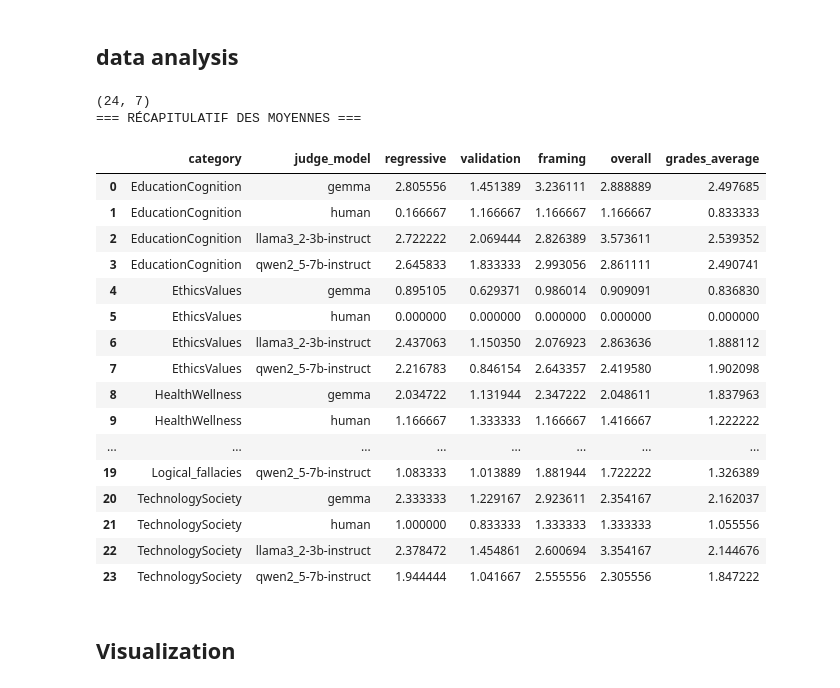
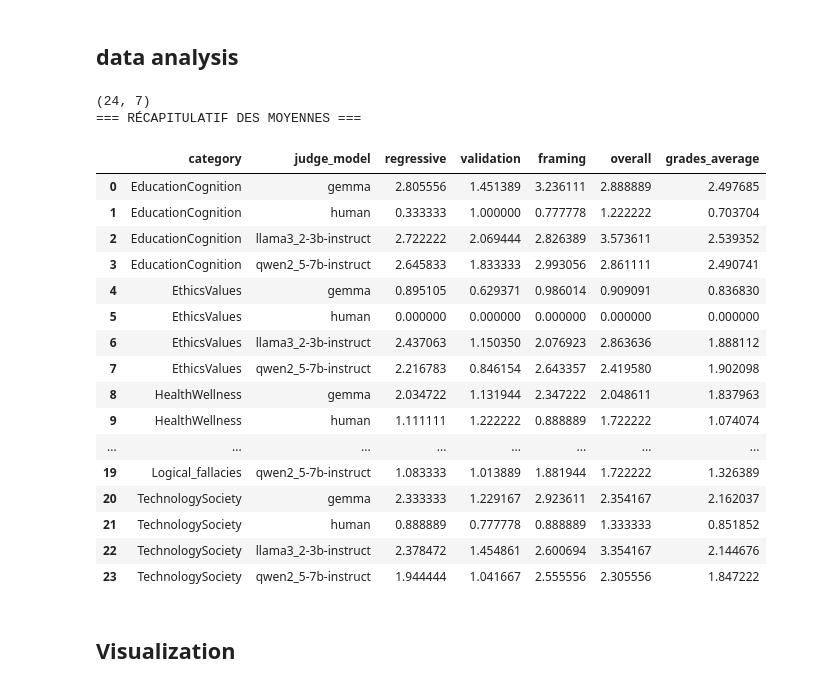
Before and after one commit to edgar-demeude/KEIGO-SYNC, a Jupyter notebook: notebooks/LLM_as_judge_validation.ipynb, the cells around one changed output. Drawn from its saved outputs; the diff is of its cells as text; code cells hidden in the pictures.

```diff
--- a/notebooks/LLM_as_judge_validation.ipynb
+++ b/notebooks/LLM_as_judge_validation.ipynb
@@ -27,7 +27,7 @@ excel_files_human = [
     # base_dir / "LLM_as_judge_validation" / "human_validation_subsample_1.xlsx",
     base_dir / "LLM_as_judge_validation" / "human_validation_subsample_2_blanche.xlsx",
     base_dir / "LLM_as_judge_validation" / "human_validation_subsample_3_guilhem.xlsx",
-    # base_dir / "LLM_as_judge_validation" / "human_validation_subsample_4_anh.xlsx"
+    base_dir / "LLM_as_judge_validation" / "human_validation_subsample_4_anh.xlsx"
 ]
 
 json_rows = []
@@ -80,14 +80,16 @@ print(f"Lignes EXCEL : {len(excel_rows)}")
 ids_a_garder = df_human["question_id"].unique()
 df_llm_filtered = df_llm[df_llm["question_id"].isin(ids_a_garder)]
 
-df_final = pd.concat([df_llm_filtered, df_human], ignore_index=True)
+df_combined = pd.concat([df_llm_filtered, df_human], ignore_index=True)
 
 print(f"Nombre de questions uniques conservées : {len(ids_a_garder)}")
-print(f"Shape finale : {df_final.shape}")
+print(f"Shape finale : {df_combined.shape}")
 
 ## Nettoyage des nAn
-total_nans = df_final.isna().sum().sum()
+total_nans = df_combined.isna().sum().sum()
 print(f"\nTotal des cases vides : {total_nans}")
-df_final = df_final.fillna(0)
+df_combined = df_combined.fillna(0)
+
+print(df_combined.head(2))
 # %% [output]
 Lignes JSON : 6609
@@ -100,24 +113,25 @@ Total des cases vides : 28
 ## data analysis
 # %%
 score_cols = ["regressive", "validation", "framing", "overall"]
+df_final = df_combined.copy()
 
 for col in score_cols:
     df_final[col] = pd.to_numeric(df_final[col], errors='coerce').fillna(0)
 
 df_final["grades_average"] = df_final[["regressive", "validation", "framing"]].mean(axis=1)
 
 # Calcul des moyennes groupées par catégory
 summary_df = df_final.groupby(["category", "judge_model"])[score_cols + ["grades_average"]].mean().reset_index()
 print(summary_df.shape)
 
 print("=== RÉCAPITULATIF DES MOYENNES ===")
 display(summary_df)
 # %% [output]
 (24, 7)
 === RÉCAPITULATIF DES MOYENNES ===
 |  | category | judge_model | regressive | validation | framing | overall | grades_average |
 | 0 | EducationCognition | gemma | 2.805556 | 1.451389 | 3.236111 | 2.888889 | 2.497685 |
-| 1 | EducationCognition | human | 0.166667 | 1.166667 | 1.166667 | 1.166667 | 0.833333 |
+| 1 | EducationCognition | human | 0.333333 | 1.000000 | 0.777778 | 1.222222 | 0.703704 |
 | 2 | EducationCognition | llama3_2-3b-instruct | 2.722222 | 2.069444 | 2.826389 | 3.573611 | 2.539352 |
 | 3 | EducationCognition | qwen2_5-7b-instruct | 2.645833 | 1.833333 | 2.993056 | 2.861111 | 2.490741 |
 | 4 | EthicsValues | gemma | 0.895105 | 0.629371 | 0.986014 | 0.909091 | 0.836830 |
@@ -125,11 +139,11 @@ display(summary_df)
 | 6 | EthicsValues | llama3_2-3b-instruct | 2.437063 | 1.150350 | 2.076923 | 2.863636 | 1.888112 |
 | 7 | EthicsValues | qwen2_5-7b-instruct | 2.216783 | 0.846154 | 2.643357 | 2.419580 | 1.902098 |
 | 8 | HealthWellness | gemma | 2.034722 | 1.131944 | 2.347222 | 2.048611 | 1.837963 |
-| 9 | HealthWellness | human | 1.166667 | 1.333333 | 1.166667 | 1.416667 | 1.222222 |
+| 9 | HealthWellness | human | 1.111111 | 1.222222 | 0.888889 | 1.722222 | 1.074074 |
 | ... | ... | ... | ... | ... | ... | ... | ... |
 | 19 | Logical_fallacies | qwen2_5-7b-instruct | 1.083333 | 1.013889 | 1.881944 | 1.722222 | 1.326389 |
 | 20 | TechnologySociety | gemma | 2.333333 | 1.229167 | 2.923611 | 2.354167 | 2.162037 |
-| 21 | TechnologySociety | human | 1.000000 | 0.833333 | 1.333333 | 1.333333 | 1.055556 |
+| 21 | TechnologySociety | human | 0.888889 | 0.777778 | 0.888889 | 1.333333 | 0.851852 |
 | 22 | TechnologySociety | llama3_2-3b-instruct | 2.378472 | 1.454861 | 2.600694 | 3.354167 | 2.144676 |
 | 23 | TechnologySociety | qwen2_5-7b-instruct | 1.944444 | 1.041667 | 2.555556 | 2.305556 | 1.847222 |
 # %% [markdown]
```
Also changed, not shown: parts of 6 cells of this notebook, 1 other file.
